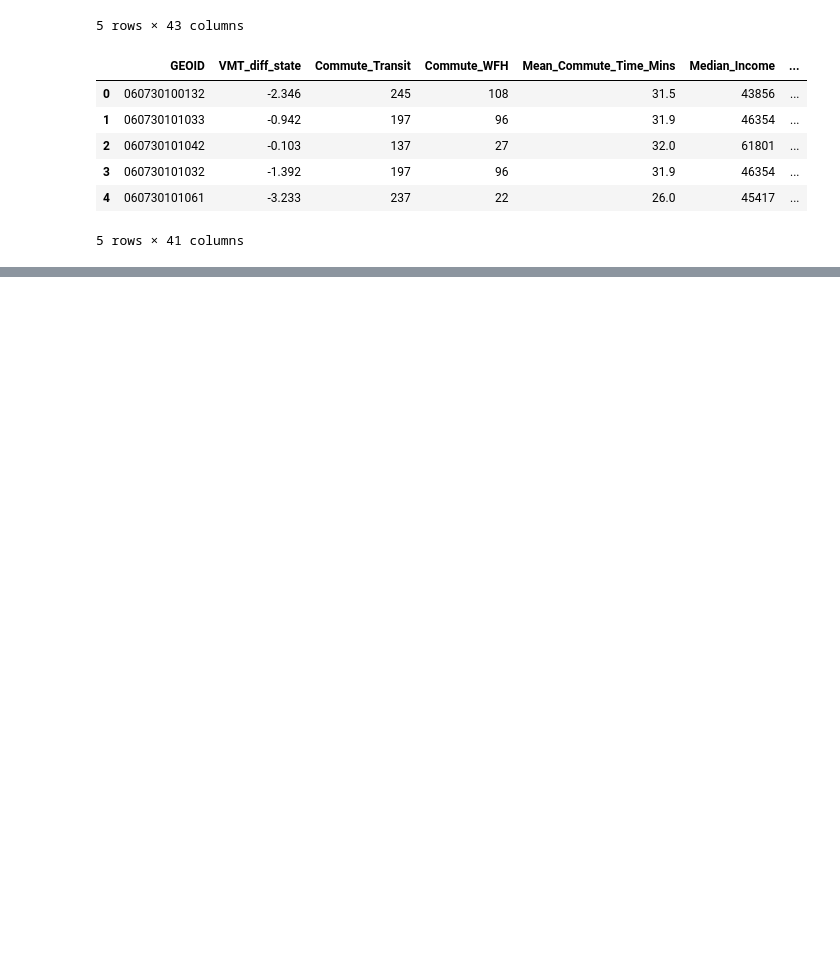
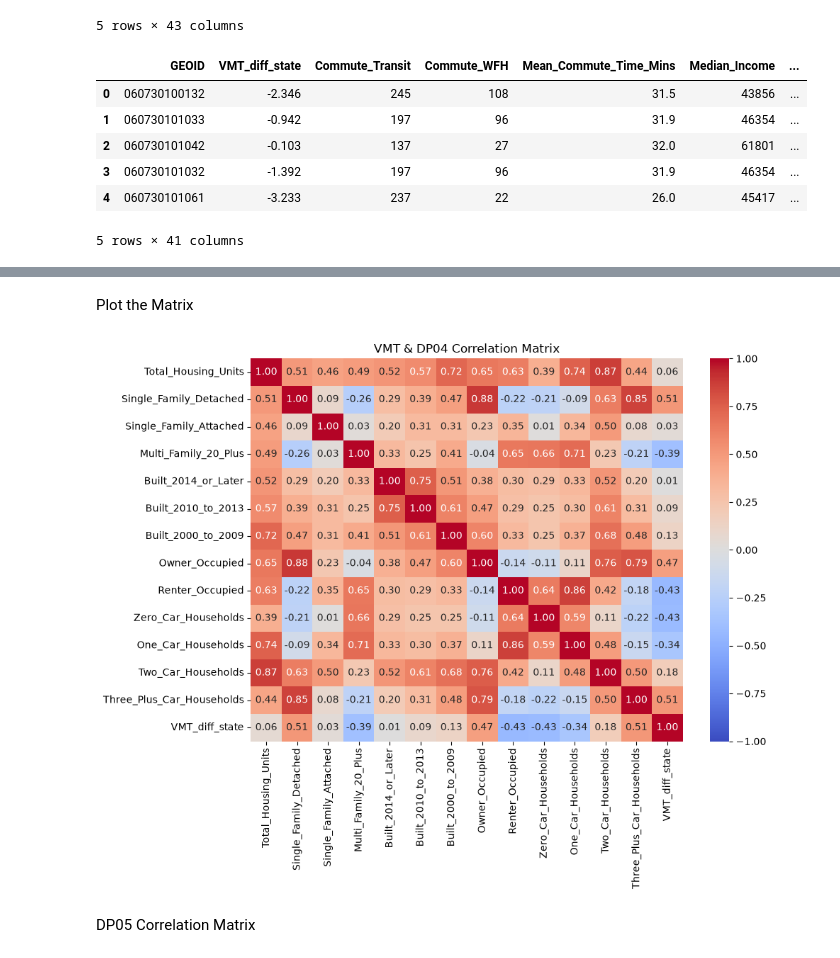
Before and after one commit to symptom-of-indigo/esm-grad-portfolio, a Jupyter notebook: sanDiego.ipynb, the cells around one changed output, grey strips where cells are left out. Cells and saved outputs as stored; diff of their text form; code cells hidden in the pictures; blank space fills up the shorter version.

```diff
--- a/sanDiego.ipynb
+++ b/sanDiego.ipynb
@@ -684,0 +732,14 @@ df_master.head()
+# %%
+for col in df_dp04.columns:
+    df_dp04[col] = pd.to_numeric(df_dp04[col], errors='coerce')
+
+vmt_tract_level_dp04 = df_master[['GEOID', corr_var]].copy()
+vmt_tract_level_dp04['GEOID'] = vmt_tract_level_dp04['GEOID'].astype(str).str[:-1]
+vmt_tract_level_dp04 = vmt_tract_level_dp04.set_index('GEOID')
+
+df_dp04.index = df_dp04.index.astype(str) # reset the GEOID to string
+
+df_analysis_dp04 = df_dp04.join(vmt_tract_level_dp04, how='inner')
+
+vmt_correlations_dp04 = df_analysis_dp04.corr()[[corr_var]].sort_values(by=corr_var, ascending=False)
+vmt_correlations_dp04
@@ -684,0 +762,16 @@ df_master.head()
+# %% [markdown]
+Plot the Matrix
+# %%
+plt.figure(figsize=(10, 8))
+
+full_matrix_dp04 = df_analysis_dp04.corr()
+
+sns.heatmap(full_matrix_dp04, annot=True, cmap='coolwarm', fmt=".2f", vmin=-1, vmax=1)
+plt.title('VMT & DP04 Correlation Matrix')
+
+plt.tight_layout()
+plt.show()
+# %% [output]
+[figure, added]
+# %% [markdown]
+DP05 Correlation Matrix
```
Also changed, not shown: parts of 17 cells of this notebook.
